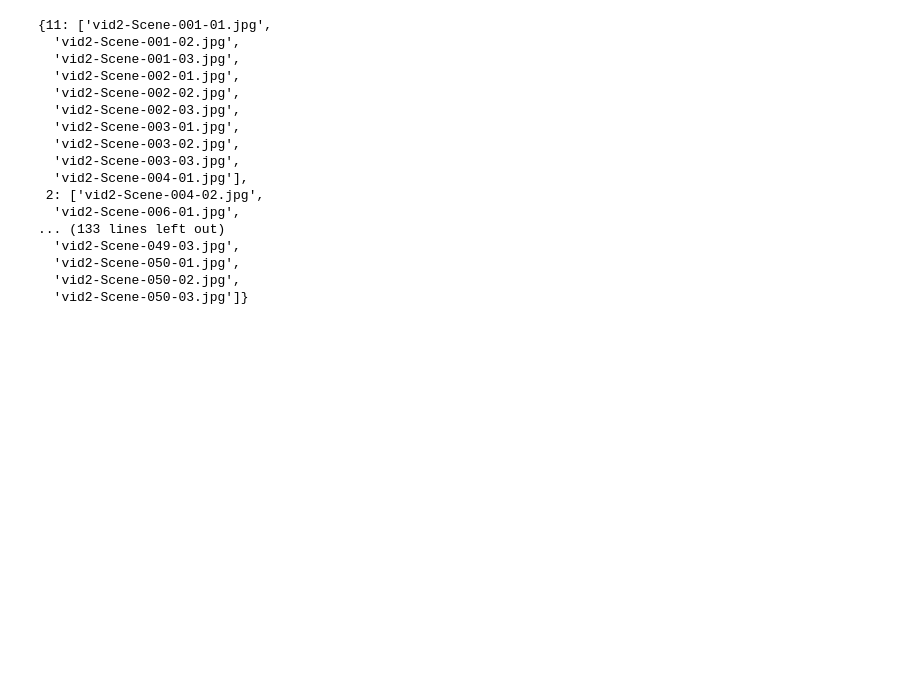
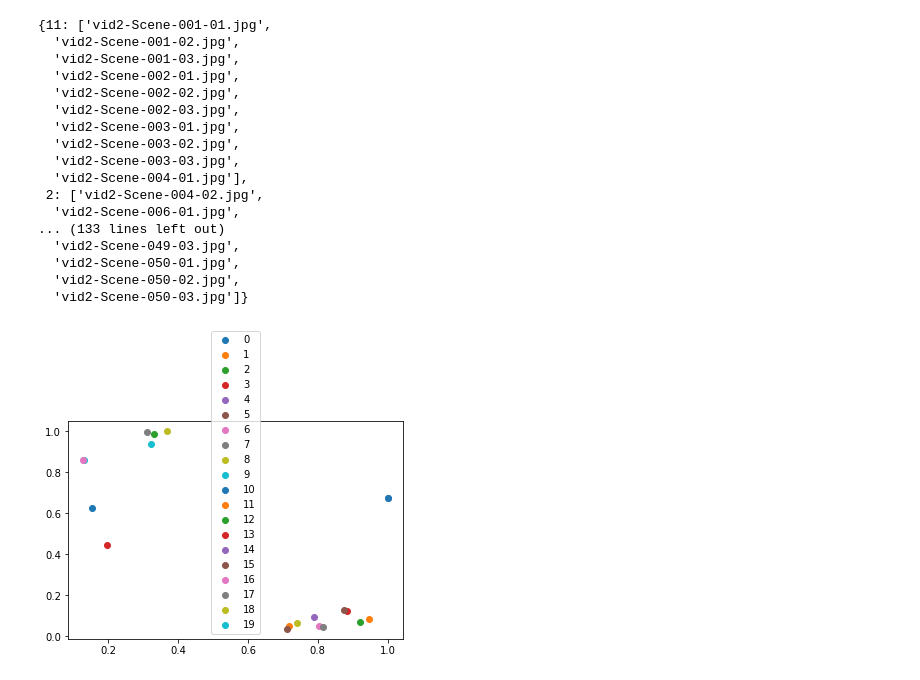
Before and after one commit to Ojasvi-97/be-my-eyes-video-analysis, a Jupyter notebook: code/Image_Clustering.ipynb, the cells around one changed output. Drawn from its saved outputs; the diff is of its cells as text; code cells hidden in the pictures; blank space fills up the shorter version.

```diff
--- a/code/Image_Clustering.ipynb
+++ b/code/Image_Clustering.ipynb
@@ -189,3 +189,49 @@ groups
   'vid2-Scene-050-01.jpg',
   'vid2-Scene-050-02.jpg',
   'vid2-Scene-050-03.jpg']}
+# %%
+from sklearn.manifold import TSNE
+tsne = TSNE(n_components=2).fit_transform(feat)
+# %%
+def scale_to_01_range(x):
+
+    value_range = (np.max(x) - np.min(x))
+
+    starts_from_zero = x - np.min(x)
+
+    return starts_from_zero / value_range
+
+tx = tsne[:, 0]
+
+ty = tsne[:, 1]
+
+tx = scale_to_01_range(tx)
+
+ty = scale_to_01_range(ty)
+# %%
+# initialize a matplotlib plot
+fig = plt.figure()
+ax = fig.add_subplot(111)
+
+# for every class, we'll add a scatter plot separately
+for label in range(20):
+    # find the samples of the current class in the data
+    indices = [i for i, l in enumerate(groups) if l == label]
+
+    # extract the coordinates of the points of this class only
+    current_tx = np.take(tx, indices)
+    current_ty = np.take(ty, indices)
+
+    # convert the class color to matplotlib format
+#     color = np.array(colors_per_class[label], dtype=np.float) / 255
+
+    # add a scatter plot with the corresponding color and label
+    ax.scatter(current_tx, current_ty, label=label)
+
+# build a legend using the labels we set previously
+ax.legend(loc='best')
+
+# finally, show the plot
+plt.show()
+# %% [output]
+[figure, added]
```
Also changed, not shown: parts of 1 cell of this notebook, 3 other files.
